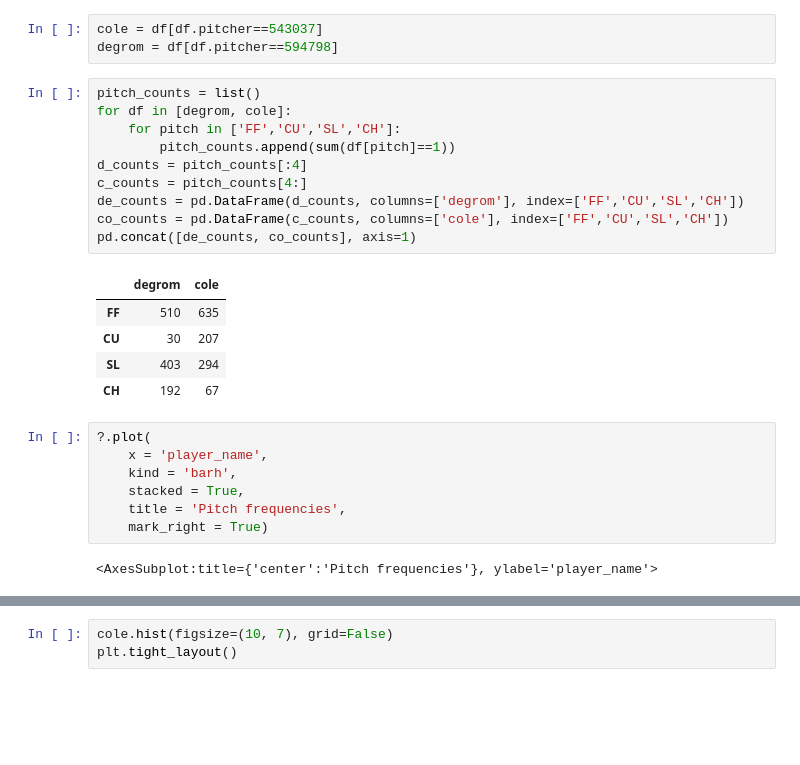
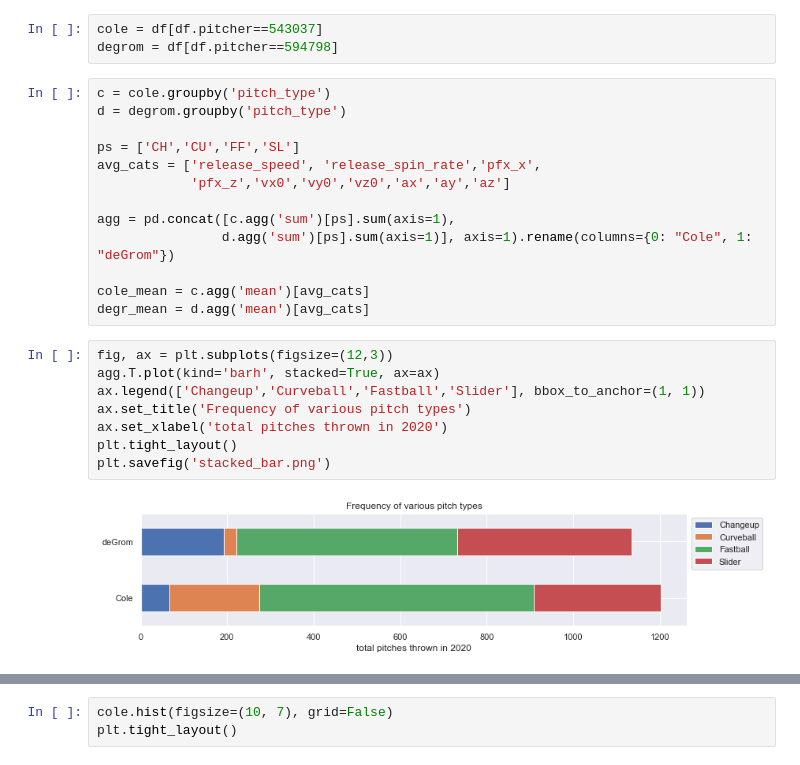
Before and after one commit to konstanzer/Ace_versus_Ace, a Jupyter notebook: src/viz 21.ipynb, the cells around one changed output, grey strips where cells are left out. Saved outputs shown, nothing was run; the diff lists cells and outputs as text; blank space fills up the shorter version.

Commit message:
scatters and one test

```diff
--- a/src/viz.ipynb
+++ b/src/viz 21.ipynb
@@ -38,28 +37,26 @@ memory usage: 475.0+ KB
 # %%
 cole = df[df.pitcher==543037]
 degrom = df[df.pitcher==594798]
-# %%
-pitch_counts = list()
-for df in [degrom, cole]:
-    for pitch in ['FF','CU','SL','CH']:
-        pitch_counts.append(sum(df[pitch]==1))
-d_counts = pitch_counts[:4]
-c_counts = pitch_counts[4:]
-de_counts = pd.DataFrame(d_counts, columns=['degrom'], index=['FF','CU','SL','CH'])
-co_counts = pd.DataFrame(c_counts, columns=['cole'], index=['FF','CU','SL','CH'])
-pd.concat([de_counts, co_counts], axis=1)
-# %% [output]
-|  | degrom | cole |
-| FF | 510 | 635 |
-| CU | 30 | 207 |
-| SL | 403 | 294 |
-| CH | 192 | 67 |
-# %%
-?.plot(
-    x = 'player_name',
-    kind = 'barh',
-    stacked = True,
-    title = 'Pitch frequencies',
-    mark_right = True)
-# %% [output]
-<AxesSubplot:title={'center':'Pitch frequencies'}, ylabel='player_name'>
+# %%
+c = cole.groupby('pitch_type')
+d = degrom.groupby('pitch_type')
+
+ps = ['CH','CU','FF','SL']
+avg_cats = ['release_speed', 'release_spin_rate','pfx_x',
+            'pfx_z','vx0','vy0','vz0','ax','ay','az']
+
+agg = pd.concat([c.agg('sum')[ps].sum(axis=1),
+                d.agg('sum')[ps].sum(axis=1)], axis=1).rename(columns={0: "Cole", 1: "deGrom"})
+
+cole_mean = c.agg('mean')[avg_cats]
+degr_mean = d.agg('mean')[avg_cats]
+# %%
+fig, ax = plt.subplots(figsize=(12,3))
+agg.T.plot(kind='barh', stacked=True, ax=ax)
+ax.legend(['Changeup','Curveball','Fastball','Slider'], bbox_to_anchor=(1, 1))
+ax.set_title('Frequency of various pitch types')
+ax.set_xlabel('total pitches thrown in 2020')
+plt.tight_layout()
+plt.savefig('stacked_bar.png')
+# %% [output]
+[figure, added]
```
Also changed, not shown: parts of 5 cells of this notebook, 10 other files.
